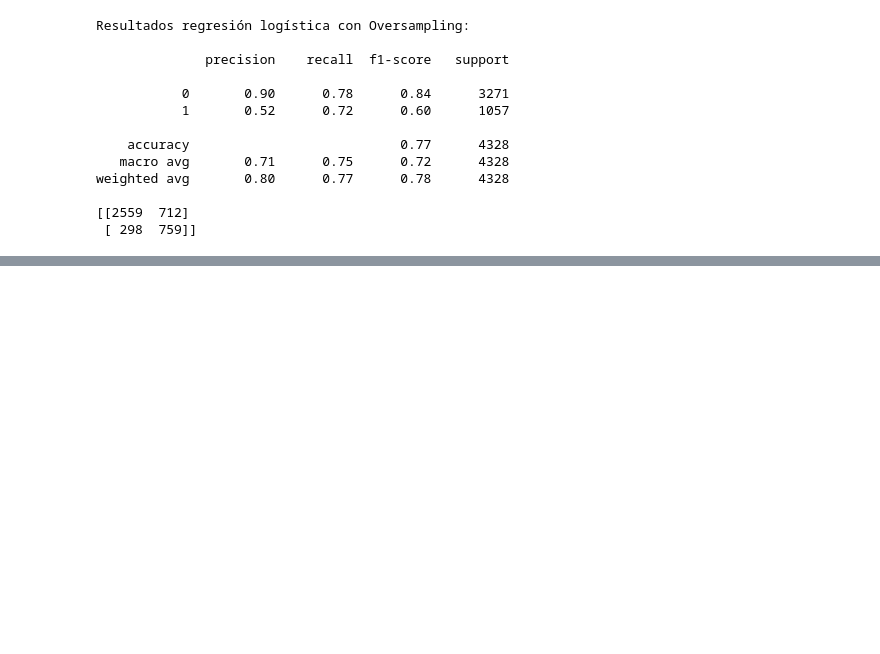
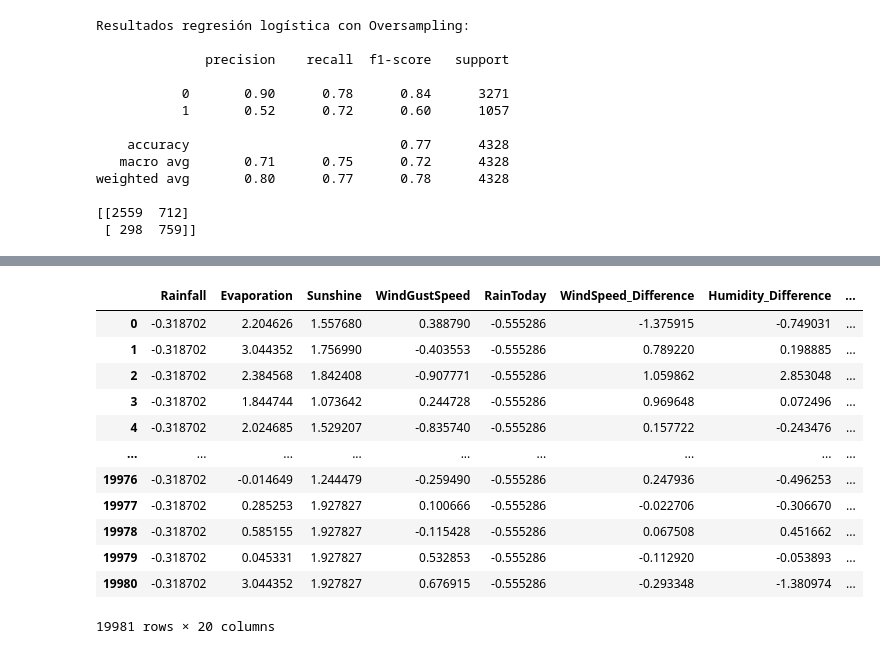
Before and after one commit to franciscoryb1/AA1-TUIA-RodriguezYBarros, a Jupyter notebook: TP-integrador-AA1.ipynb, the cells around one changed output, grey strips where cells are left out. Saved outputs shown, nothing was run; the diff lists cells and outputs as text; code cells hidden in the pictures; blank space fills up the shorter version.

```diff
--- a/TP-integrador-AA1.ipynb
+++ b/TP-integrador-AA1.ipynb
@@ -2138,0 +2161,16 @@ plt.show()
+# %%
+X_train
+# %% [output]
+|  | Rainfall | Evaporation | Sunshine | WindGustSpeed | RainToday | WindSpeed_Difference | Humidity_Difference | ... |
+| 0 | -0.318702 | 2.204626 | 1.557680 | 0.388790 | -0.555286 | -1.375915 | -0.749031 | ... |
+| 1 | -0.318702 | 3.044352 | 1.756990 | -0.403553 | -0.555286 | 0.789220 | 0.198885 | ... |
+| 2 | -0.318702 | 2.384568 | 1.842408 | -0.907771 | -0.555286 | 1.059862 | 2.853048 | ... |
+| 3 | -0.318702 | 1.844744 | 1.073642 | 0.244728 | -0.555286 | 0.969648 | 0.072496 | ... |
+| 4 | -0.318702 | 2.024685 | 1.529207 | -0.835740 | -0.555286 | 0.157722 | -0.243476 | ... |
+| ... | ... | ... | ... | ... | ... | ... | ... | ... |
+| 19976 | -0.318702 | -0.014649 | 1.244479 | -0.259490 | -0.555286 | 0.247936 | -0.496253 | ... |
+| 19977 | -0.318702 | 0.285253 | 1.927827 | 0.100666 | -0.555286 | -0.022706 | -0.306670 | ... |
+| 19978 | -0.318702 | 0.585155 | 1.927827 | -0.115428 | -0.555286 | 0.067508 | 0.451662 | ... |
+| 19979 | -0.318702 | 0.045331 | 1.927827 | 0.532853 | -0.555286 | -0.112920 | -0.053893 | ... |
+| 19980 | -0.318702 | 3.044352 | 1.927827 | 0.676915 | -0.555286 | -0.293348 | -1.380974 | ... |
+19981 rows × 20 columns
```
Also changed, not shown: parts of 20 cells of this notebook, 2 other files.
